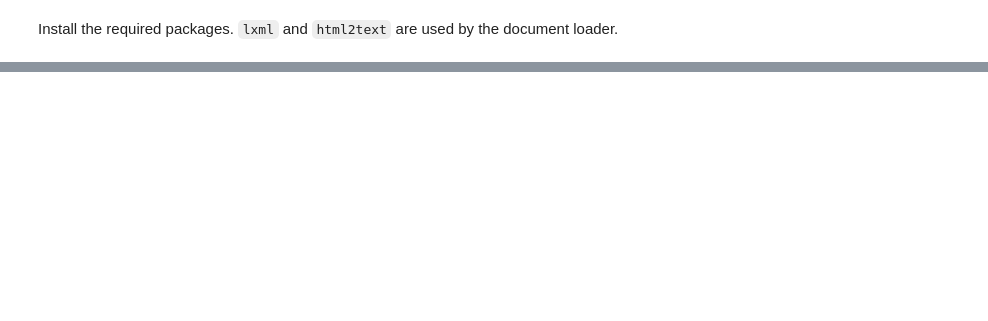
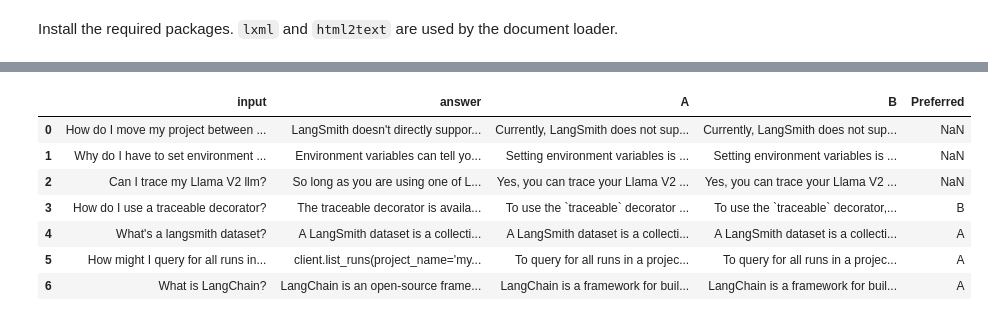
Before and after one commit to langchain-ai/langsmith-cookbook, a Jupyter notebook: testing-examples/comparing-runs/comparing-qa.ipynb, the cells around one changed output, grey strips where cells are left out. Saved outputs shown, nothing was run; the diff lists cells and outputs as text; code cells hidden in the pictures; blank space fills up the shorter version.

```diff
--- a/testing-examples/comparing-runs/comparing-qa.ipynb
+++ b/testing-examples/comparing-runs/comparing-qa.ipynb
@@ -167,4 +174,0 @@ We will only be using the pairwise evaluator for this walkthrough. In practice,
-# %%
-from langsmith import Client
-client = Client()
-examples = list(client.list_examples(dataset_name="Retrieval QA Questions"))
@@ -185,0 +192,7 @@ results_2 = chain_2.batch([example.inputs for example in examples], config=confi
+# %%
+results_2 = client.run_on_dataset(
+    dataset_name=dataset_name,
+    llm_or_chain_factory=chain_2,
+    evaluation=eval_config
+)
+project_name_2 = results_2["project_name"]
@@ -220,6 +288,6 @@ eval_func = functools.partial(predict_preference, eval_chain=pairwise_evaluator)
 runnable = RunnableLambda(eval_func)
 # %%
-batch_inputs = [{"prediction": pred, "prediction_b": pred_b, "input": e.inputs['question'], "answer": e.outputs['answer']} for pred, pred_b, e in zip(results, results_2, examples)]
-values = runnable.batch(batch_inputs)
+examples = list(client.list_examples(dataset_name="Retrieval QA Questions"))
+values = runnable.batch(examples)
 # %% [output]
 WARNING:root:Invalid verdict: Final decision: [[A. Verdict must be one of 'A', 'B', or 'C'.
@@ -227 +302,39 @@ WARNING:root:Invalid verdict: Response B is better as it sticks closely to the r
+# %%
+import pandas as pd
+
+df = pd.DataFrame(values)
+# %%
+from IPython.core.display import HTML
+
+def word_wrap_on_hover(df):
+    """
+    Takes a Pandas DataFrame and returns an HTML table with word wrap on hover.
+    """
+    styles = """
+    <style>
+        .hover_table td {
+            max-width: 200px; /* You can adjust this value */
+            overflow: hidden;
+            text-overflow: ellipsis;
+            white-space: nowrap;
+        }
+        .hover_table td:hover {
+            white-space: normal;
+            word-wrap: break-word;
+        }
+    </style>
+    """
+    html_table = df.to_html(classes='hover_table')
+    return HTML(styles + html_table)
+
+word_wrap_on_hover(df)
+# %% [output]
+|  | input | answer | A | B | Preferred |
+| 0 | How do I move my project between ... | LangSmith doesn't directly suppor... | Currently, LangSmith does not sup... | Currently, LangSmith does not sup... | NaN |
+| 1 | Why do I have to set environment ... | Environment variables can tell yo... | Setting environment variables is ... | Setting environment variables is ... | NaN |
+| 2 | Can I trace my Llama V2 llm? | So long as you are using one of L... | Yes, you can trace your Llama V2 ... | Yes, you can trace your Llama V2 ... | NaN |
+| 3 | How do I use a traceable decorator? | The traceable decorator is availa... | To use the `traceable` decorator ... | To use the `traceable` decorator,... | B |
+| 4 | What's a langsmith dataset? | A LangSmith dataset is a collecti... | A LangSmith dataset is a collecti... | A LangSmith dataset is a collecti... | A |
+| 5 | How might I query for all runs in... | client.list_runs(project_name='my... | To query for all runs in a projec... | To query for all runs in a projec... | A |
+| 6 | What is LangChain? | LangChain is an open-source frame... | LangChain is a framework for buil... | LangChain is a framework for buil... | A |
 # %% [markdown]
```
Also changed, not shown: parts of 32 cells of this notebook, 2 other files.
